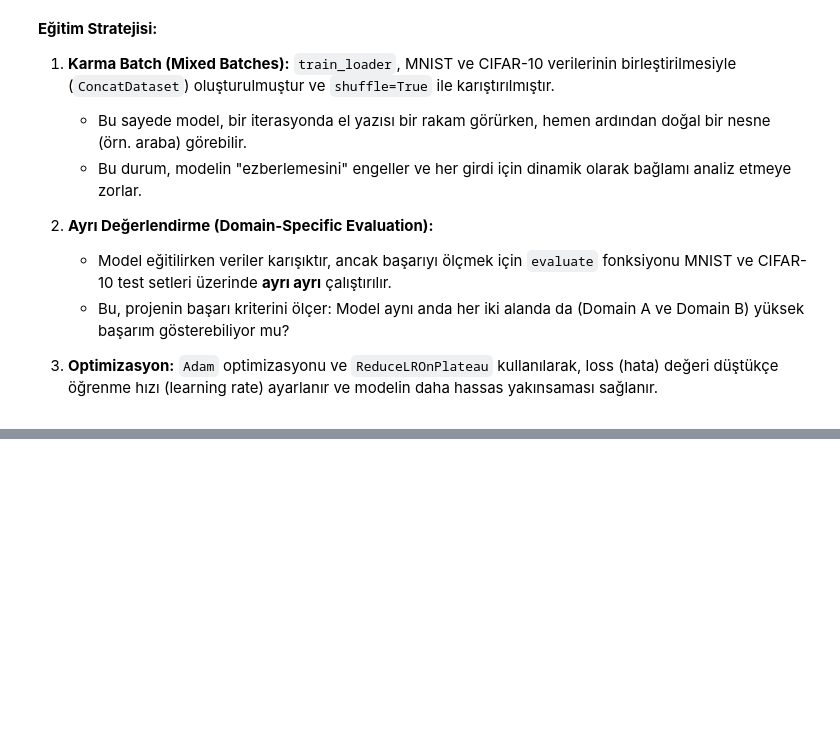
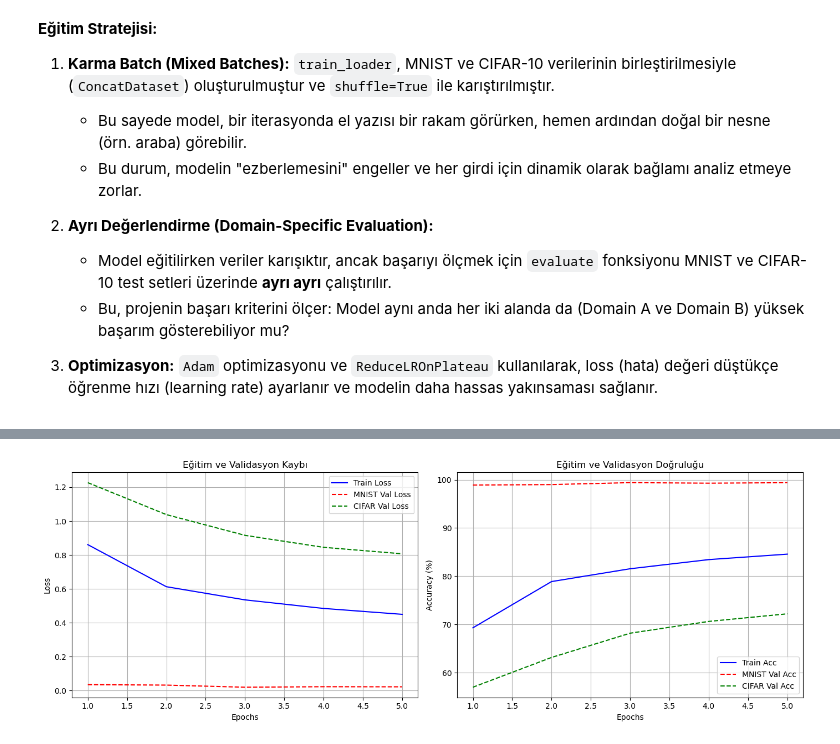
Before and after one commit to Yap-470-Project/YAP470_Project, a Jupyter notebook: Project470/CNN_Mnist_Cifar10.ipynb, the cells around one changed output, grey strips where cells are left out. Cells and saved outputs as stored; diff of their text form; code cells hidden in the pictures; blank space fills up the shorter version.

```diff
--- a/Project470/CNN_Mnist_Cifar10.ipynb
+++ b/Project470/CNN_Mnist_Cifar10.ipynb
@@ -16,6 +22,8 @@ cuda
 cifar_transform = transforms.Compose([
     transforms.Grayscale(num_output_channels=1),
     transforms.Resize((28, 28)),
+    transforms.RandomHorizontalFlip(), # Resimleri rastgele yatay çevirir
+    transforms.RandomRotation(10),
     transforms.ToTensor(),
     transforms.Normalize((0.5,), (0.5,))
 ])
@@ -209,5 +237,5 @@ def train(epochs=15):
 # %%
-train(epochs=5)
+history = train(epochs=5)
 # %% [output]
 Eğitim Başlıyor... Hedef Epoch: 5
 ------------------------------------------------------------
@@ -233 +261,36 @@ Epoch 5: Train Loss: 0.3681 | Train Acc: 87.37%
 ------------------------------------------------------------
+# %%
+def plot_history(history):
+    epochs = range(1, len(history['train_loss']) + 1)
+
+    plt.figure(figsize=(14, 5))
+
+    # 1. Grafik: Loss (Kayıp)
+    plt.subplot(1, 2, 1)
+    plt.plot(epochs, history['train_loss'], 'b-', label='Train Loss')
+    plt.plot(epochs, history['mnist_loss'], 'r--', label='MNIST Val Loss')
+    plt.plot(epochs, history['cifar_loss'], 'g--', label='CIFAR Val Loss')
+    plt.title('Eğitim ve Validasyon Kaybı')
+    plt.xlabel('Epochs')
+    plt.ylabel('Loss')
+    plt.legend()
+    plt.grid(True)
+
+    # 2. Grafik: Accuracy (Doğruluk)
+    plt.subplot(1, 2, 2)
+    plt.plot(epochs, history['train_acc'], 'b-', label='Train Acc')
+    plt.plot(epochs, history['mnist_acc'], 'r--', label='MNIST Val Acc')
+    plt.plot(epochs, history['cifar_acc'], 'g--', label='CIFAR Val Acc')
+    plt.title('Eğitim ve Validasyon Doğruluğu')
+    plt.xlabel('Epochs')
+    plt.ylabel('Accuracy (%)')
+    plt.legend()
+    plt.grid(True)
+
+    plt.tight_layout()
+    plt.show()
+
+# Grafikleri çiz
+plot_history(history)
+# %% [output]
+[figure, added]
```
Also changed, not shown: parts of 6 cells of this notebook, 2 other files.
